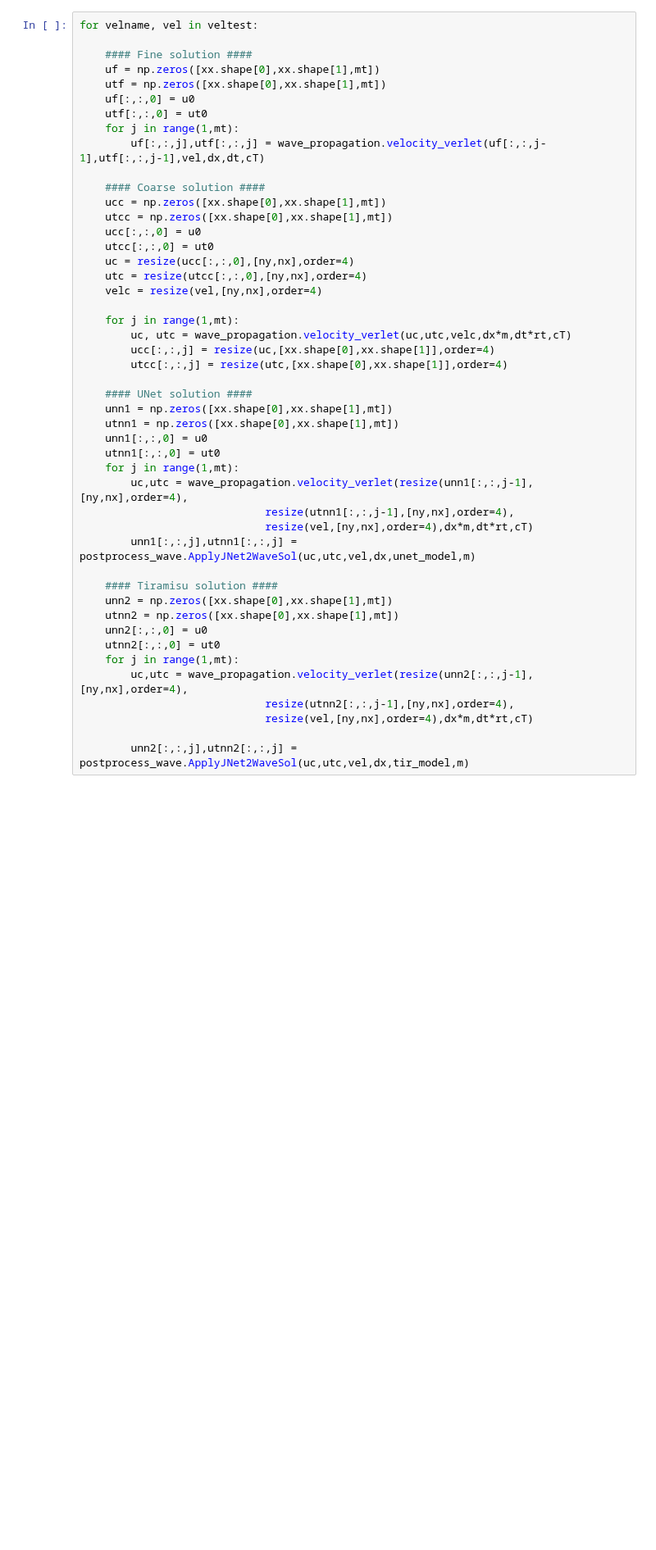
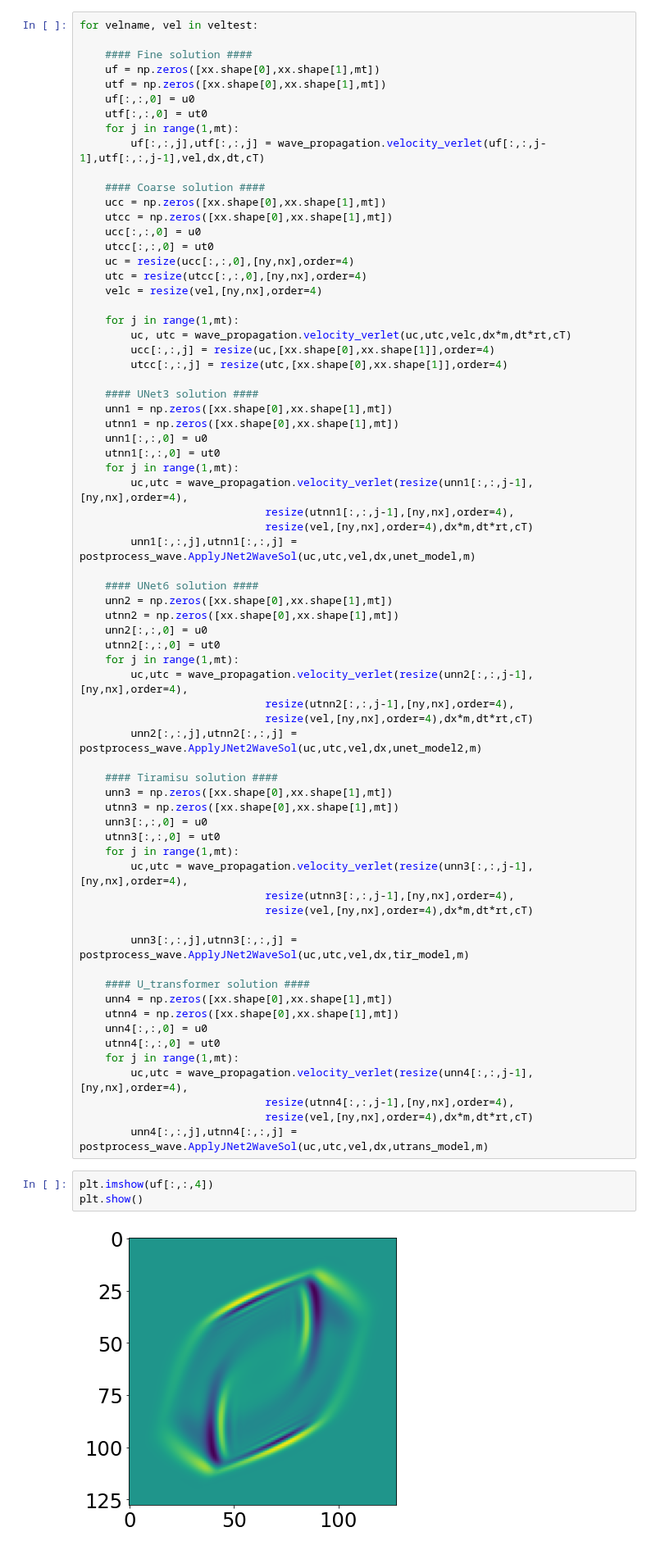
Before and after one commit to utkaiser/masterthesis_code, a Jupyter notebook: analysis/serial_timing.ipynb, the cells around one changed output. Shown at 82% size. Saved outputs shown, nothing was run; the diff lists cells and outputs as text; blank space fills up the shorter version.

```diff
--- a/analysis/serial_timing.ipynb
+++ b/analysis/serial_timing.ipynb
@@ -104,7 +139,7 @@ for velname, vel in veltest:
         ucc[:,:,j] = resize(uc,[xx.shape[0],xx.shape[1]],order=4)
         utcc[:,:,j] = resize(utc,[xx.shape[0],xx.shape[1]],order=4)
 
-    #### UNet solution ####
+    #### UNet3 solution ####
     unn1 = np.zeros([xx.shape[0],xx.shape[1],mt])
     utnn1 = np.zeros([xx.shape[0],xx.shape[1],mt])
     unn1[:,:,0] = u0
@@ -115,7 +150,7 @@ for velname, vel in veltest:
                              resize(vel,[ny,nx],order=4),dx*m,dt*rt,cT)
         unn1[:,:,j],utnn1[:,:,j] = postprocess_wave.ApplyJNet2WaveSol(uc,utc,vel,dx,unet_model,m)
 
-    #### Tiramisu solution ####
+    #### UNet6 solution ####
     unn2 = np.zeros([xx.shape[0],xx.shape[1],mt])
     utnn2 = np.zeros([xx.shape[0],xx.shape[1],mt])
     unn2[:,:,0] = u0
@@ -124,6 +159,33 @@ for velname, vel in veltest:
         uc,utc = wave_propagation.velocity_verlet(resize(unn2[:,:,j-1],[ny,nx],order=4),
                              resize(utnn2[:,:,j-1],[ny,nx],order=4),
                              resize(vel,[ny,nx],order=4),dx*m,dt*rt,cT)
+        unn2[:,:,j],utnn2[:,:,j] = postprocess_wave.ApplyJNet2WaveSol(uc,utc,vel,dx,unet_model2,m)
 
-        unn2[:,:,j],utnn2[:,:,j] = postprocess_wave.ApplyJNet2WaveSol(uc,utc,vel,dx,tir_model,m)
+    #### Tiramisu solution ####
+    unn3 = np.zeros([xx.shape[0],xx.shape[1],mt])
+    utnn3 = np.zeros([xx.shape[0],xx.shape[1],mt])
+    unn3[:,:,0] = u0
+    utnn3[:,:,0] = ut0
+    for j in range(1,mt):
+        uc,utc = wave_propagation.velocity_verlet(resize(unn3[:,:,j-1],[ny,nx],order=4),
+                             resize(utnn3[:,:,j-1],[ny,nx],order=4),
+                             resize(vel,[ny,nx],order=4),dx*m,dt*rt,cT)
+
+        unn3[:,:,j],utnn3[:,:,j] = postprocess_wave.ApplyJNet2WaveSol(uc,utc,vel,dx,tir_model,m)
+
+    #### U_transformer solution ####
+    unn4 = np.zeros([xx.shape[0],xx.shape[1],mt])
+    utnn4 = np.zeros([xx.shape[0],xx.shape[1],mt])
+    unn4[:,:,0] = u0
+    utnn4[:,:,0] = ut0
+    for j in range(1,mt):
+        uc,utc = wave_propagation.velocity_verlet(resize(unn4[:,:,j-1],[ny,nx],order=4),
+                             resize(utnn4[:,:,j-1],[ny,nx],order=4),
+                             resize(vel,[ny,nx],order=4),dx*m,dt*rt,cT)
+        unn4[:,:,j],utnn4[:,:,j] = postprocess_wave.ApplyJNet2WaveSol(uc,utc,vel,dx,utrans_model,m)
+# %%
+plt.imshow(uf[:,:,4])
+plt.show()
+# %% [output]
+[figure, added]
 # %%
```
Also changed, not shown: parts of 7 cells of this notebook, 30 other files.
